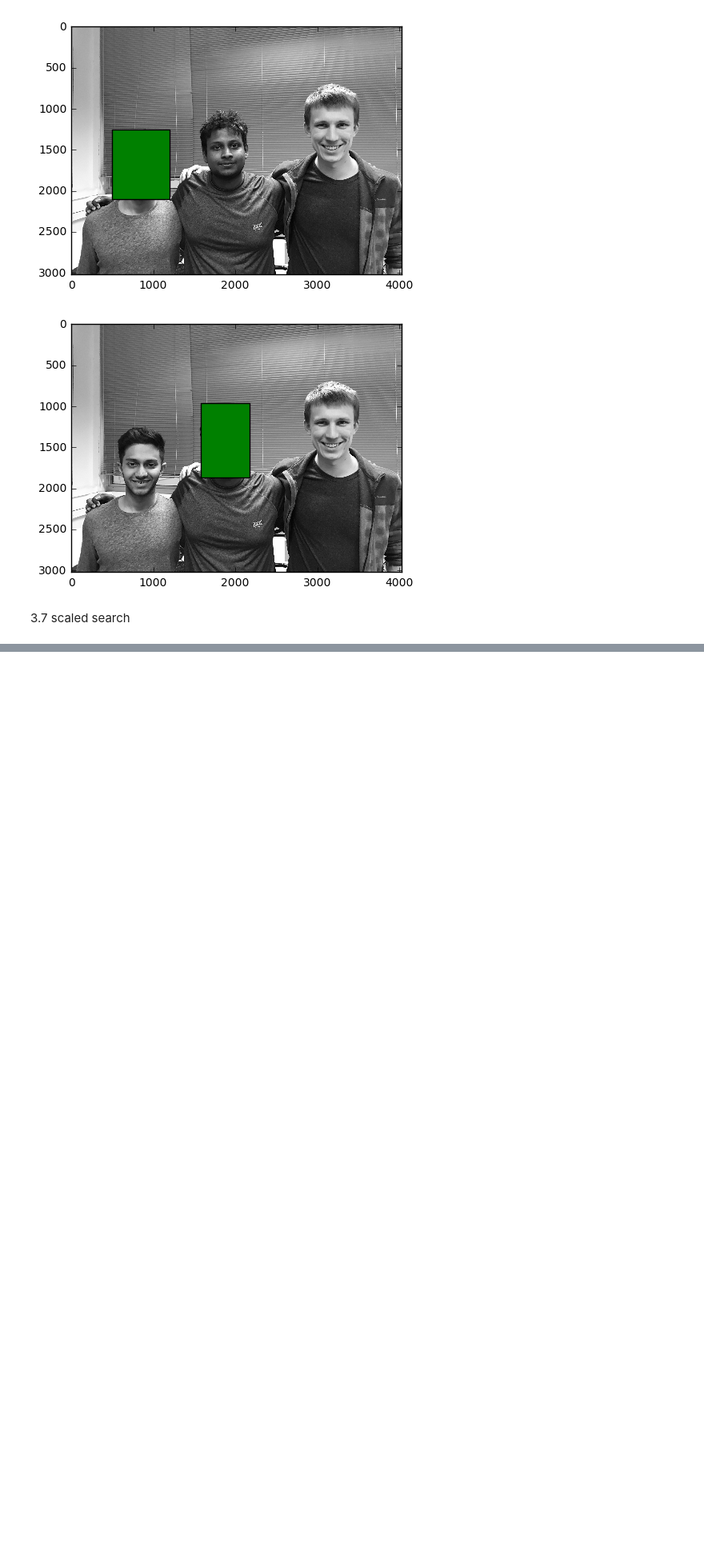
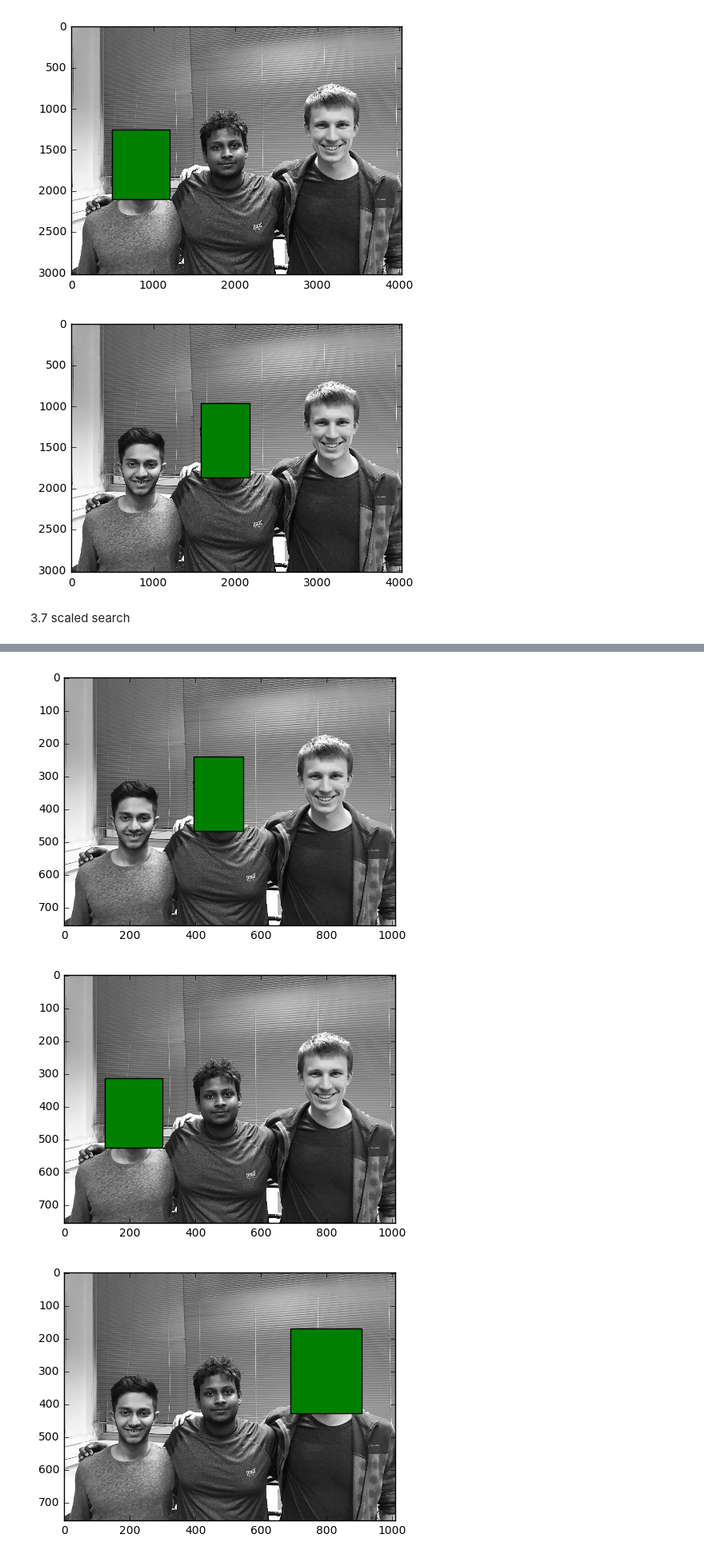
Before and after one commit to kanoria/cv-technion, a Jupyter notebook: Section2.ipynb, the cells around one changed output, grey strips where cells are left out. Shown at 80% size. Saved outputs shown, nothing was run; the diff lists cells and outputs as text; code cells hidden in the pictures; blank space fills up the shorter version.

```diff
--- a/Section2.ipynb
+++ b/Section2.ipynb
@@ -278,0 +309,8 @@ show_rectangle(img1f, pat1f, resf1)
+# %%
+show_rectangle(img1f_qtr, pat1f_qtr)
+show_rectangle(img1f_qtr, pat2f_qtr)
+show_rectangle(img1f_qtr, pat3f_qtr)
+# %% [output]
+[figure, added]
+[figure, added]
+[figure, added]
```
Also changed, not shown: parts of 7 cells of this notebook.
